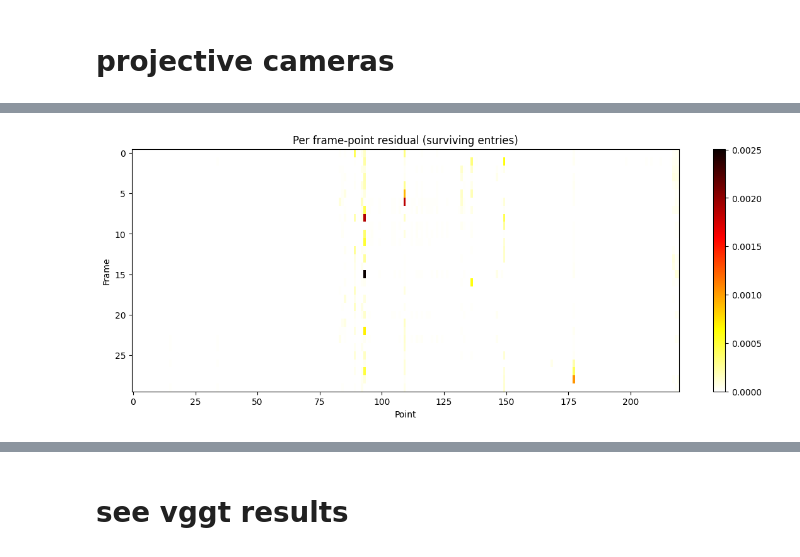
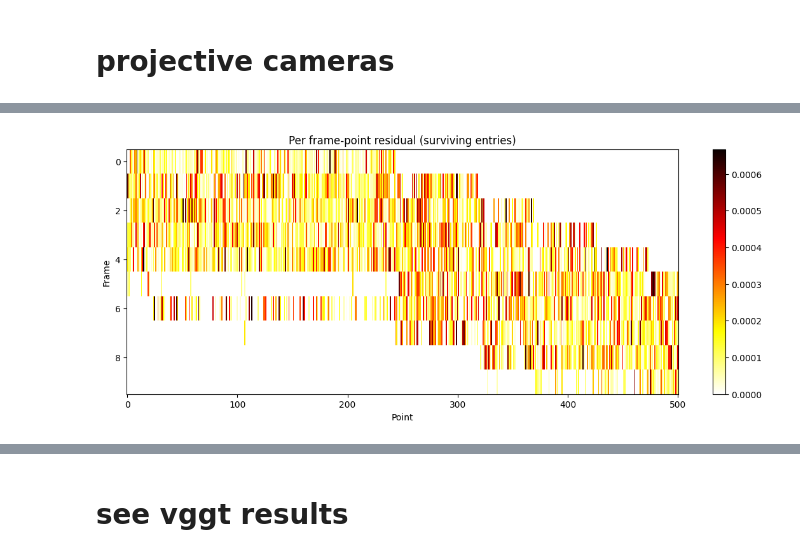
Before and after one commit to manel-ferreira-01/trackers, a Jupyter notebook: test.ipynb, the cells around one changed output, grey strips where cells are left out. Cells and saved outputs as stored; diff of their text form; code cells hidden in the pictures.

```diff
--- a/test.ipynb
+++ b/test.ipynb
@@ -27,9 +27,9 @@ from src.tapnext_infer import init_tapnext
 tapnext_model_video_size = (256, 256)
 device = "cuda:0"
 
-path = "../storage/terrace_eth3d/images/dslr_images_undistorted"
-#path = "../storage/teddy/"
-path = "../mast3r/images_in/rot1"
+path = "../storage/terrace_2_eth3d/images/dslr_images_undistorted"
+#path = "../storage/books_bea/"
+#path = "../mast3r/images_in/rot1"
 
 
 video_tensor_full, image_paths = read_video_or_images(path)
@@ -46,7 +46,7 @@ from auxiliar.colmap_read_model import read_model
 from scipy.spatial.transform import Rotation
 from collections import defaultdict
 
-gt_cameras, gt_images, gt_points3D = read_model("../storage/terrace_eth3d/dslr_calibration_undistorted")
+gt_cameras, gt_images, gt_points3D = read_model("../storage/terrace_2_eth3d/dslr_calibration_undistorted")
 
 data = ([p.name for p in gt_images.values()])
 indices = sorted(range(len(data)), key=lambda i: data[i])
@@ -123,9 +123,9 @@ query_points_initial = torch.tensor(
 
 #creata tensors for the video information
 frame_cut = max(20, len(video_tensor_full))
-frame_start = 0
-frame_skip = 5
-frame_cut = 150
+frame_start = 4
+frame_skip = 1
+frame_cut = 14
 video_tensor = torch.cat([(frame).unsqueeze(0) for frame in video_tensor_full]).unsqueeze(0)[:,frame_start:frame_cut:frame_skip,...] # 1, time, H, W, 3
 video_tensor = torch.clip(video_tensor, -1, 1)
 num_frames = video_tensor.shape[1]
@@ -493,10 +602,24 @@ Final scales mean: 0.9969
 [interactive output not drawn]
 # %%
-from src.mat_compl import filter_visibility, check_visibility, calibrate_with_completion
+import traceback
+import sys
+
+def custom_excepthook(exc_type, exc_value, exc_tb):
+    traceback.print_exception(exc_type, exc_value, exc_tb, limit=None)
+
+sys.excepthook = custom_excepthook
+import importlib
+import src.mat_compl
+importlib.reload(src.mat_compl)
+from src.mat_compl import calibrate_with_completion
+
+from src.mat_compl import filter_visibility, check_visibility
 from src.projective_factorization import projective_factorization_fast
+from auxiliar.depth_tensor_viz import k3d_3d_plot
 
 torch.manual_seed(42)
-mask = torch.rand_like(lambda_mat) < 0.1
+#mask = torch.rand_like(lambda_mat) < 0.0
+mask =  (~torch.isfinite(lambda_mat))  # mask out invalid lambda entries
 W_mat_nan = W_mat.clone()
 W_mat_nan[mask.repeat_interleave(3, dim=0)] = float('nan')
 
@@ -504,7 +627,7 @@ lambda_mat_nan = lambda_mat.clone()
 lambda_mat_nan[mask] = float('nan')
 
 tracks_f, lam_f, mask_f, vf, vp = filter_visibility(W_mat_nan, lambda_mat_nan,
-                                             (~mask).repeat_interleave(3, dim=0), rank=4)
+                                             (~mask).repeat_interleave(3, dim=0), rank=2)
 
 check_visibility(mask_f[0::3])
 
@@ -512,7 +635,7 @@ nan_percentage = (1 - mask_f.float().mean()) * 100
 print(f"Percentage of NaNs in the matrix: {nan_percentage:.2f}%")
 
 o, compl_W_lam, M, mask_f, surviving_frames, surviving_cols = calibrate_with_completion(
-    tracks_f, lam_f, mask_f, iters=50)
+    tracks_f, lam_f, mask_f, iters=100)
 
 # --- Align vf/vp to surviving frames/cols ---
 # surviving_cols: (P_filtered,) bool
@@ -531,27 +654,47 @@ M           = M[surviving_frames.repeat_interleave(3)][:, surviving_cols]
 mask_f      = mask_f[surviving_frames.repeat_interleave(3)][:, surviving_cols]
 
 # Ground truth aligned to surviving frames + points
-W_lam_gt = (W_mat * final_lambda.repeat_interleave(3, 0))[:, vp][vf.repeat_interleave(3)]
-
+#W_lam_gt = (W_mat * final_lambda.repeat_interleave(3, 0))[:, vp][vf.repeat_interleave(3)]
 
 motion, shape, tvec, alphas = projective_factorization_fast(compl_W_lam)
 print("Alphas before scaling:", alphas)
 
 num_scale_iters = 4
 compl_W_lam_scaled = compl_W_lam.clone()
+current_scales = torch.ones_like(alphas)
+
 for iter_idx in range(num_scale_iters):
-    motion, shape, tvec, alphas = projective_factorization_fast(compl_W_lam_scaled)
-    alphas_rep = alphas.repeat_interleave(3, 0)
-    compl_W_lam_scaled = compl_W_lam_scaled / alphas_rep[:, None]
+    motion, shape, tvec, alphas = projective_factorization_fast(compl_W_lam_scaled / current_scales.repeat_interleave(3, 0)[:, None])
+    current_scales *= alphas / alphas.max()  # Normalize to the first camera
     print(f"Iteration {iter_idx + 1} - Alphas: {alphas}")
 
-diff = (compl_W_lam_scaled / compl_W_lam_scaled.max() - W_lam_gt / W_lam_gt.max())
-plt.imshow(torch.abs(diff), aspect='auto', cmap='gray', interpolation='none')
-plt.colorbar()
 
-cam_lists = [torch.cat((motion[i*3:i*3+3, :], tvec[i*3:i*3+3]), dim=1)
-             for i in range(motion.shape[0] // 3)]
+total_offsets = o
+final_W_lam = compl_W_lam_scaled / current_scales.repeat_interleave(3, 0)[:, None]
+final_lam = final_W_lam[2::3]
+final_W = final_W_lam / final_lam.repeat_interleave(3, dim=0)
+
+
+
+
+
+print("current_scales",current_scales)
 print("Final alphas:", alphas)
+#diff = (compl_W_lam_scaled / compl_W_lam_scaled.max() - W_lam_gt / W_lam_gt.max())
+#plt.imshow(torch.abs(diff), aspect='auto', cmap='gray', interpolation='none')
+#plt.colorbar()
+
+cam_lists = []
+R1_inv = motion[:3, :3].t()
+t1_est = tvec[:3]
+for frame in range(motion.shape[0] // 3):
+    Mi = motion[frame * 3: (frame + 1) * 3, :]
+    ti = tvec[frame * 3: (frame + 1) * 3]
+    Mi_new = Mi @ R1_inv
+    ti_new = ti - (Mi_new @ t1_est)
+    cam_lists.append(torch.cat((Mi_new, ti_new), dim=1))
+
+aligned_shape = motion[:3, :3] @ shape + t1_est
 
 # GT cameras aligned to surviving frames
 #gt_cams_all = gt_camera_matrices[frame_start:frame_cut:frame_skip]
@@ -560,5 +703,5 @@ print("Final alphas:", alphas)
 #print(f"Average Rotation Error:              {result['mean_rot']:.4f}°")
 #print(f"Average Translation Direction Error: {result['mean_dir']:.4f}°")
 
-k3d_3d_plot(shape, camera_input=cam_lists)
+k3d_3d_plot(aligned_shape, camera_input=cam_lists)
 # %% [output]
@@ -570 +726 @@ Percentage of NaNs in the matrix: 9.73%
-[figure, old version]
+[figure, new version]
```
Also changed, not shown: parts of 17 cells of this notebook, 5 other files.
